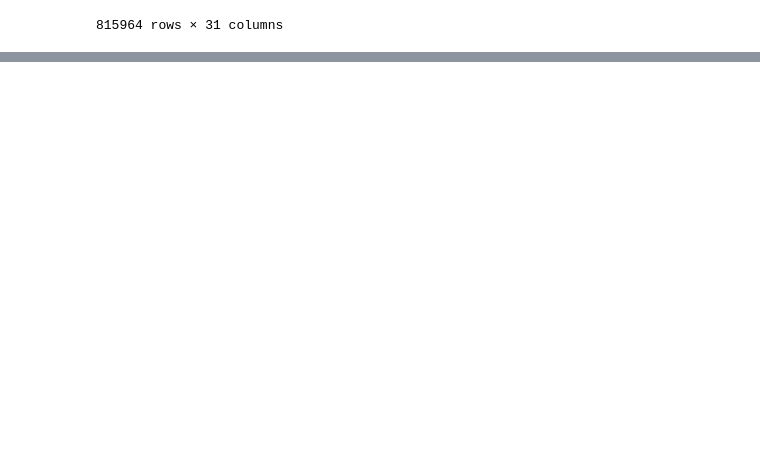
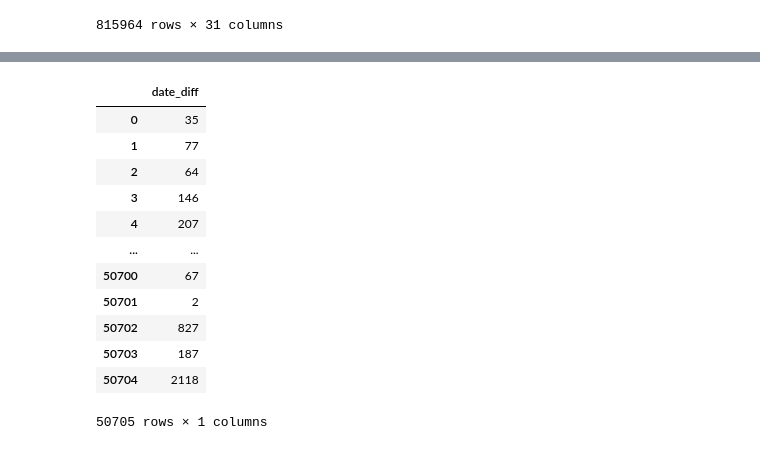
Before and after one commit to Emdeowl/DATA-WOLVES, a Jupyter notebook: fashion.ipynb, the cells around one changed output, grey strips where cells are left out. Drawn from its saved outputs; the diff is of its cells as text; code cells hidden in the pictures; blank space fills up the shorter version.

```diff
--- a/fashion.ipynb
+++ b/fashion.ipynb
@@ -349,3 +459,9 @@ cus_transaction.head()
 | 2 | 2018-09-15T11:51:17.365620Z | 4774 | 6000fffb-9c1a-4f4a-9296-bc8f6b622b50 | 93325fb6-eb00-4268-bb0e-6471795a0ad0 | OVO | Success | 0 | ... |
 | 3 | 2018-11-01T11:23:48.365620Z | 4774 | f5e530a7-4350-4cd1-a3bc-525b5037bcab | bcad5a61-1b67-448d-8ff4-781d67bc56e4 | Credit Card | Success | 0 | ... |
 | 4 | 2018-12-18T11:20:30.365620Z | 4774 | 0efc0594-dbbf-4f9a-b0b0-a488cfddf8a2 | df1042ab-13e6-4072-b9d2-64a81974c51a | Credit Card | Success | 0 | ... |
+# %%
+cus_transaction = cus_transaction.assign(created_at=pd.to_datetime(cus_transaction['created_at']))
+# %%
+end_time = cus_transaction.sort_values('created_at').iloc[-1]['created_at']
+cus_transaction = cus_transaction.assign(time_diff=end_time-cus_transaction['created_at'])
+cus_transaction.time_diff
@@ -351,0 +493,5 @@ cus_transaction.head()
+# %%
+last_access_time_by_customer= cus_transaction.groupby('customer_id')['created_at'].max().to_frame().reset_index()
+last_access_time_by_customer= last_access_time_by_customer.rename(columns={'created_at':'last_access_time'})
+last_access_time_by_customer = last_access_time_by_customer.assign(time_diff=end_time-last_access_time_by_customer['last_access_time'])
+last_access_time_by_customer.time_diff.describe()
@@ -351,0 +508,28 @@ cus_transaction.head()
+# %%
+# 정규 표현식 regexp
+import re
+
+diff_list = []
+for entry in last_access_time_by_customer['time_diff']:
+    days_str = str(entry)  # Timedelta 객체를 문자열로 변환 -> days 앞 날짜만 추출하기 위함.
+    days = re.search(r'(\d+) days', days_str)
+    if days:
+        diff_list.append(int(days.group(1)))
+
+diff_list = pd.DataFrame(diff_list)
+diff_list = diff_list.rename(columns={0 : 'date_diff'})
+diff_list
+# %% [output]
+|  | date_diff |
+| 0 | 35 |
+| 1 | 77 |
+| 2 | 64 |
+| 3 | 146 |
+| 4 | 207 |
+| ... | ... |
+| 50700 | 67 |
+| 50701 | 2 |
+| 50702 | 827 |
+| 50703 | 187 |
+| 50704 | 2118 |
+50705 rows × 1 columns
```
Also changed, not shown: parts of 10 cells of this notebook.
